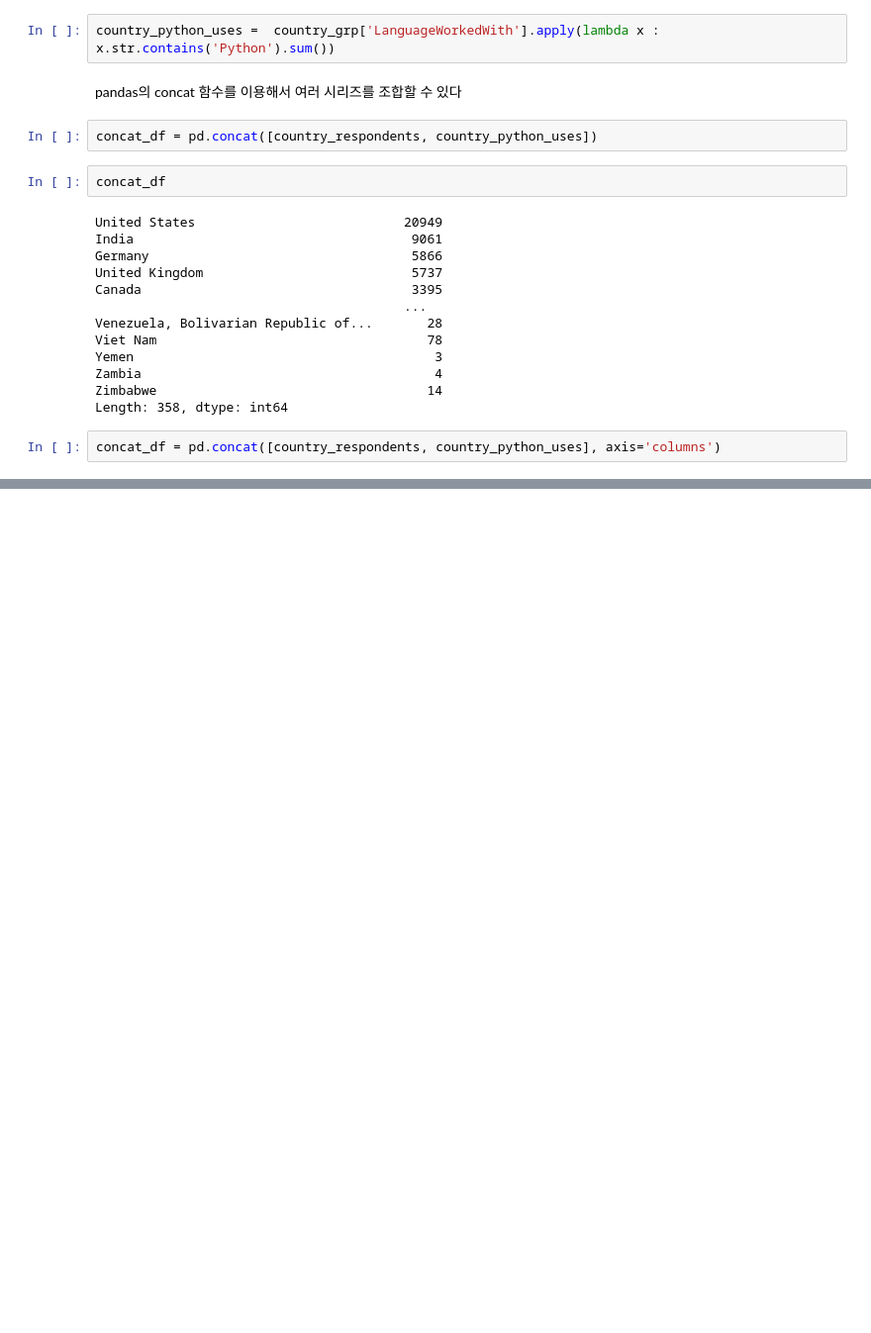
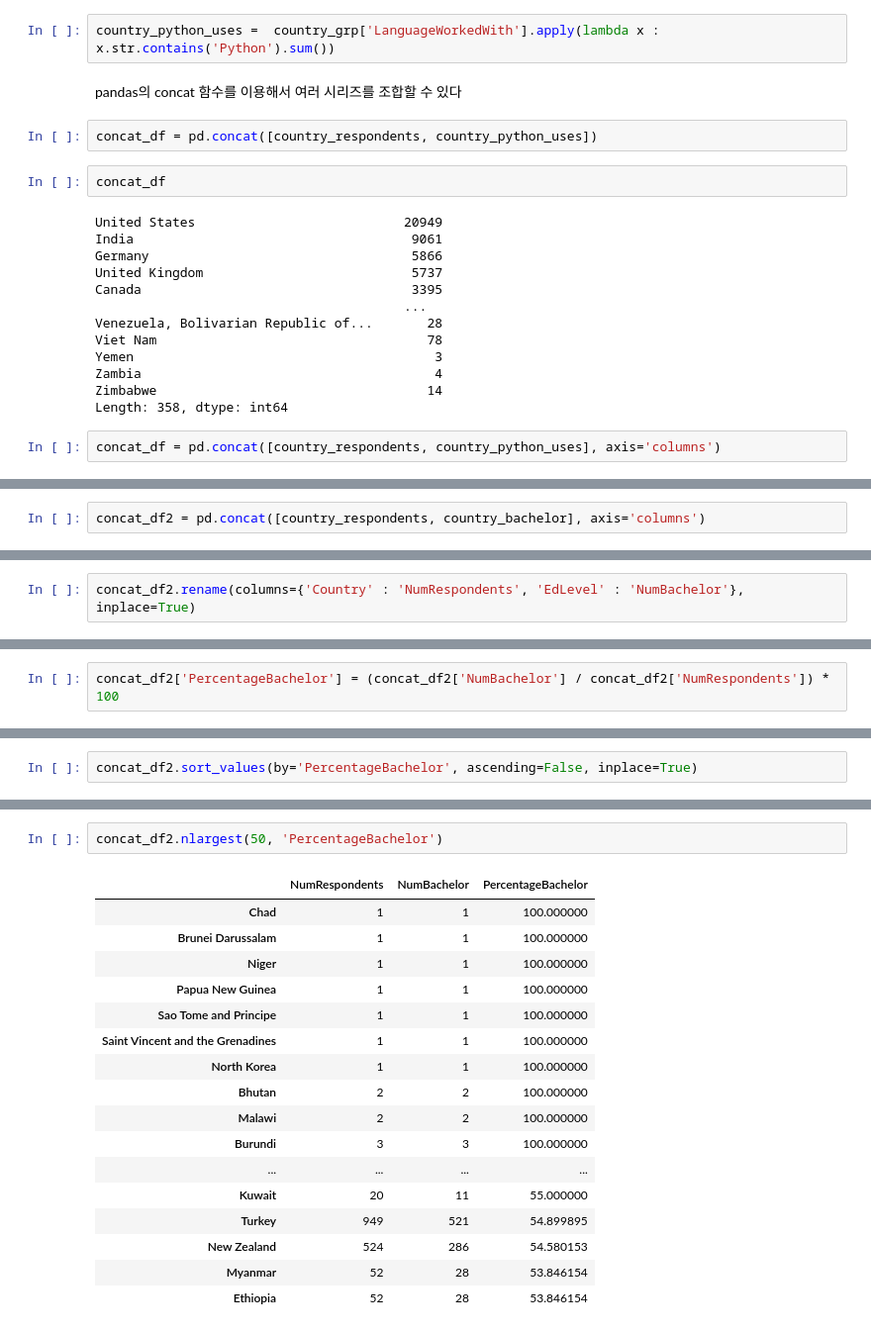
Before and after one commit to kki4504/Jupyter_notebook, a Jupyter notebook: pandas_grouping_aggregating.ipynb, the cells around one changed output, grey strips where cells are left out. Shown: that part at 99% size. Cells and saved outputs as stored; diff of their text form; blank space fills up the shorter version.

```diff
--- a/pandas_grouping_aggregating.ipynb
+++ b/pandas_grouping_aggregating.ipynb
@@ -633,0 +762,2 @@ concat_df
+# %%
+concat_df2 = pd.concat([country_respondents, country_bachelor], axis='columns')
@@ -633,0 +780,2 @@ concat_df
+# %%
+concat_df2.rename(columns={'Country' : 'NumRespondents', 'EdLevel' : 'NumBachelor'}, inplace=True)
@@ -633,0 +798,2 @@ concat_df
+# %%
+concat_df2['PercentageBachelor'] = (concat_df2['NumBachelor'] / concat_df2['NumRespondents']) * 100
@@ -633,0 +816,2 @@ concat_df
+# %%
+concat_df2.sort_values(by='PercentageBachelor', ascending=False, inplace=True)
@@ -633,0 +834,20 @@ concat_df
+# %%
+concat_df2.nlargest(50, 'PercentageBachelor')
+# %% [output]
+|  | NumRespondents | NumBachelor | PercentageBachelor |
+| Chad | 1 | 1 | 100.000000 |
+| Brunei Darussalam | 1 | 1 | 100.000000 |
+| Niger | 1 | 1 | 100.000000 |
+| Papua New Guinea | 1 | 1 | 100.000000 |
+| Sao Tome and Principe | 1 | 1 | 100.000000 |
+| Saint Vincent and the Grenadines | 1 | 1 | 100.000000 |
+| North Korea | 1 | 1 | 100.000000 |
+| Bhutan | 2 | 2 | 100.000000 |
+| Malawi | 2 | 2 | 100.000000 |
+| Burundi | 3 | 3 | 100.000000 |
+| ... | ... | ... | ... |
+| Kuwait | 20 | 11 | 55.000000 |
+| Turkey | 949 | 521 | 54.899895 |
+| New Zealand | 524 | 286 | 54.580153 |
+| Myanmar | 52 | 28 | 53.846154 |
+| Ethiopia | 52 | 28 | 53.846154 |
```
Also changed, not shown: parts of 27 cells of this notebook, 1 other file.
